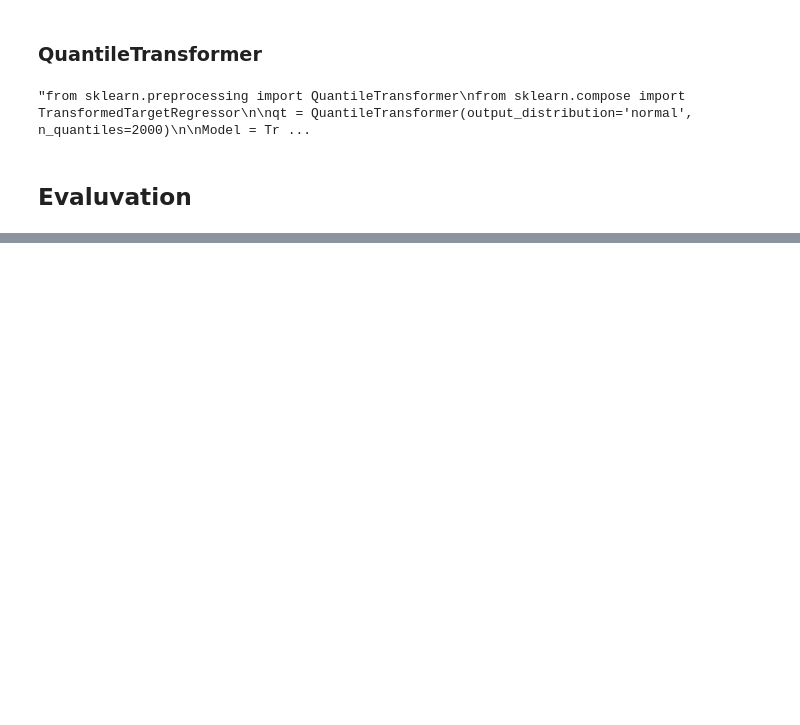
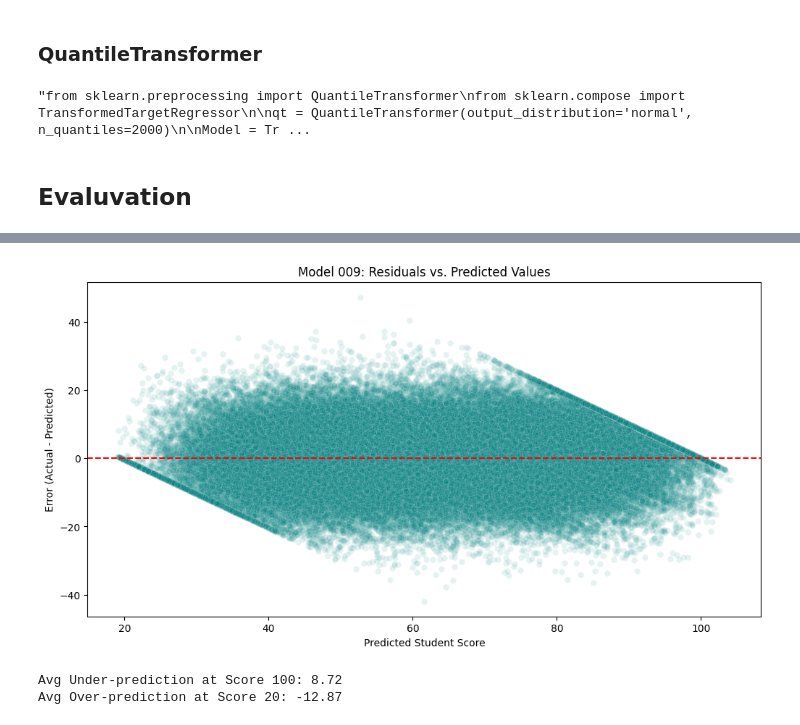
Before and after one commit to BELBINBENORM/my_kaggle_ml_practice, a Jupyter notebook: 26.01.00.Predicting_Student_test_Scores.ipynb, the cells around one changed output, grey strips where cells are left out. Drawn from its saved outputs; the diff is of its cells as text; code cells hidden in the pictures; blank space fills up the shorter version.

Commit message:
added new features and model

```diff
--- a/26.01.00.Predicting_Student_test_Scores.ipynb
+++ b/26.01.00.Predicting_Student_test_Scores.ipynb
@@ -228,11 +227,13 @@ normalizer = ColumnTransformer([
 ])
 # %% [markdown]
 ### Pipeline - Preprocessor
+# %%
+num_cols = ['age', 'study_hours', 'class_attendance', 'sleep_hours','flag__high_burnout','ratio__rest_balance','eff__attendance_weighted_study',"cognitive_load","attendance_pressure","very_low_sleep","low_sleep"]
 # %%
 
 Preprocessor = Pipeline(steps=[
-    ("Feature Enginering",Featur_Enginering(num_col,1e-6)),
+    ("Feature Enginering",Featur_Enginering(num_cols,1e-6)),
      ("Normalizer",normalizer)
 ])
 
-Preprocessor.set_output(transform="pandas")
+#Preprocessor.set_output(transform="pandas")
@@ -412,3 +378,6 @@ Model = HistGradientBoostingRegressor(monotonic_cst=constraints,
+# %%
+#Model = HistGradientBoostingRegressor(monotonic_cst=constraints,learning_rate=0.005,max_iter=2000,max_leaf_nodes=40,validation_fraction=0.1,n_iter_no_change=20,random_state=42)
+Model = HistGradientBoostingRegressor(max_depth=6,learning_rate=0.05,max_iter=300,random_state=42)
 # %%
 """from sklearn.preprocessing import QuantileTransformer
 from sklearn.compose import TransformedTargetRegressor
@@ -425,8 +394,7 @@ Model = TransformedTargetRegressor(
 ## Evaluvation
 # %%
 Final_pipe = Pipeline(steps=[
-    ('Preprocessor',Preprocessor),
-    ('selector', selector),
+    ('Preprocessor',Preprocessor), #('selector', selector),
     ("Model",Model)
 ])
 # %%
@@ -455,22 +445,24 @@ print("Validation RMSE:", np.sqrt(mse))
 # %%
 import matplotlib.pyplot as plt
 import seaborn as sns
 
 # 1. Get predictions from your Model 009 pipeline
-val_preds = final_pipeline.predict(X_val)
+val_preds = Final_pipe.predict(X_val)
 
 # 2. Calculate Residuals (Actual - Predicted)
 # Positive = Under-predicting | Negative = Over-predicting
 residuals = y_val - val_preds
 
 # 3. Plotting
 plt.figure(figsize=(12, 6))
 sns.scatterplot(x=val_preds, y=residuals, alpha=0.1, color='teal')
 plt.axhline(0, color='red', linestyle='--')
 plt.title("Model 009: Residuals vs. Predicted Values")
 plt.xlabel("Predicted Student Score")
 plt.ylabel("Error (Actual - Predicted)")
 plt.show()
+# %% [output]
+[figure, added]
 # %%
 import pandas as pd
 
@@ -484,4 +476,7 @@ floor_error = df_error[df_error['Actual'] == 20]['Error'].mean()
 
 print(f"Avg Under-prediction at Score 100: {ceiling_error:.2f}")
 print(f"Avg Over-prediction at Score 20: {floor_error:.2f}")
+# %% [output]
+Avg Under-prediction at Score 100: 8.72
+Avg Over-prediction at Score 20: -12.87
 # %%
```
Also changed, not shown: parts of 16 cells of this notebook.
